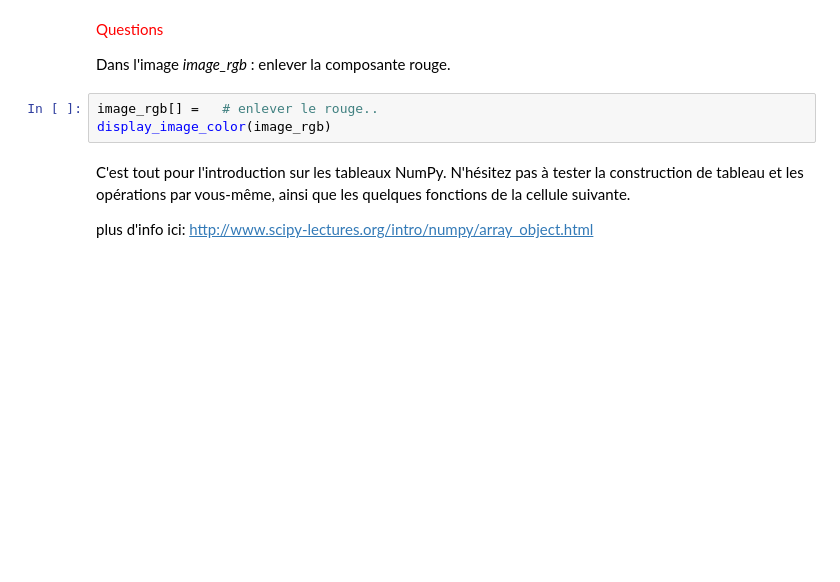
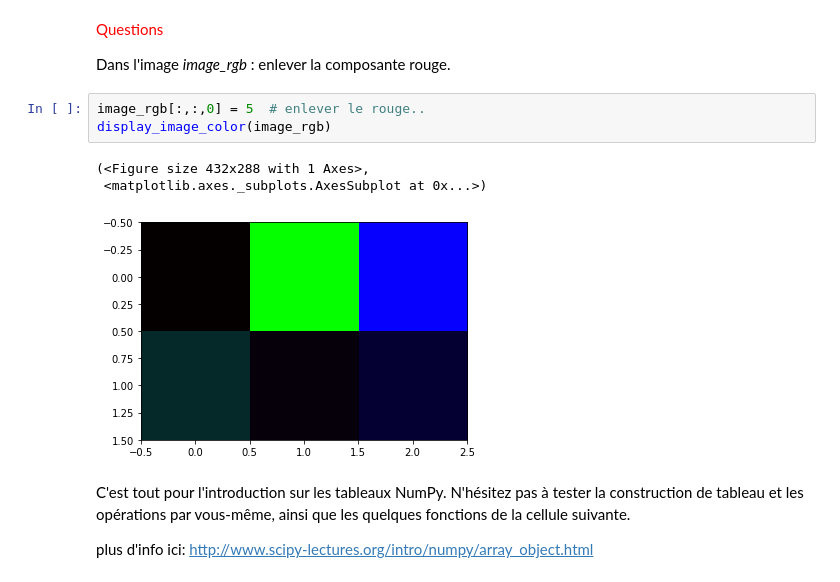
Before and after one commit to MaikoLeblanc98/tp1_vision, a Jupyter notebook: tp1_red_ball_detection.ipynb, the cells around one changed output. Drawn from its saved outputs; the diff is of its cells as text; blank space fills up the shorter version.

```diff
--- a/tp1_red_ball_detection.ipynb
+++ b/tp1_red_ball_detection.ipynb
@@ -127,8 +145,12 @@ Vous pouvez aussi remplacer tous les pixels d'un canal
 
 Dans l'image *image_rgb* : enlever la composante rouge.
 # %%
-image_rgb[] =   # enlever le rouge..
+image_rgb[:,:,0] = 5  # enlever le rouge..
 display_image_color(image_rgb)
+# %% [output]
+(<Figure size 432x288 with 1 Axes>,
+ <matplotlib.axes._subplots.AxesSubplot at 0x...>)
+[figure, added]
 # %% [markdown]
 C'est tout pour l'introduction sur les tableaux NumPy. N'hésitez pas à tester la construction de tableau et les opérations par vous-même, ainsi que les quelques fonctions de la cellule suivante.
 
```
Also changed, not shown: parts of 18 cells of this notebook.
